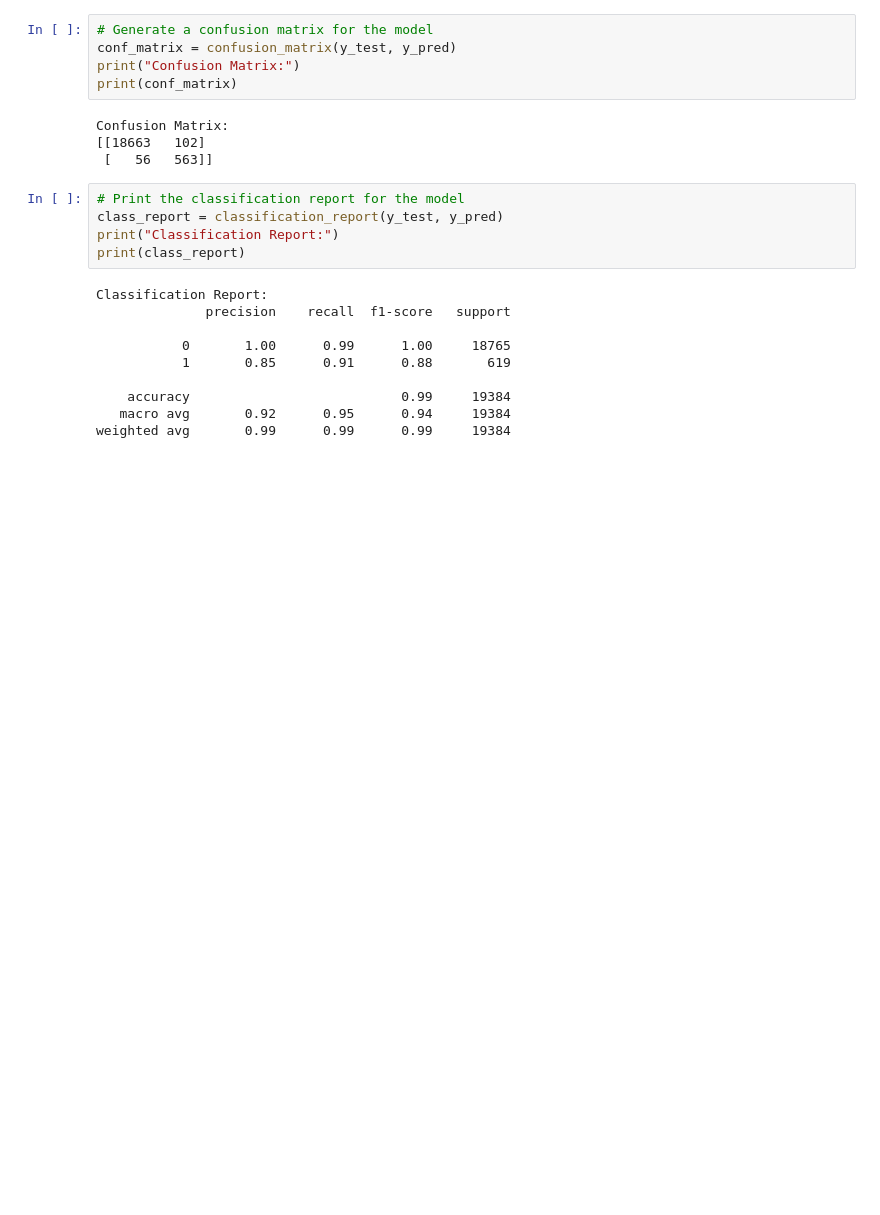
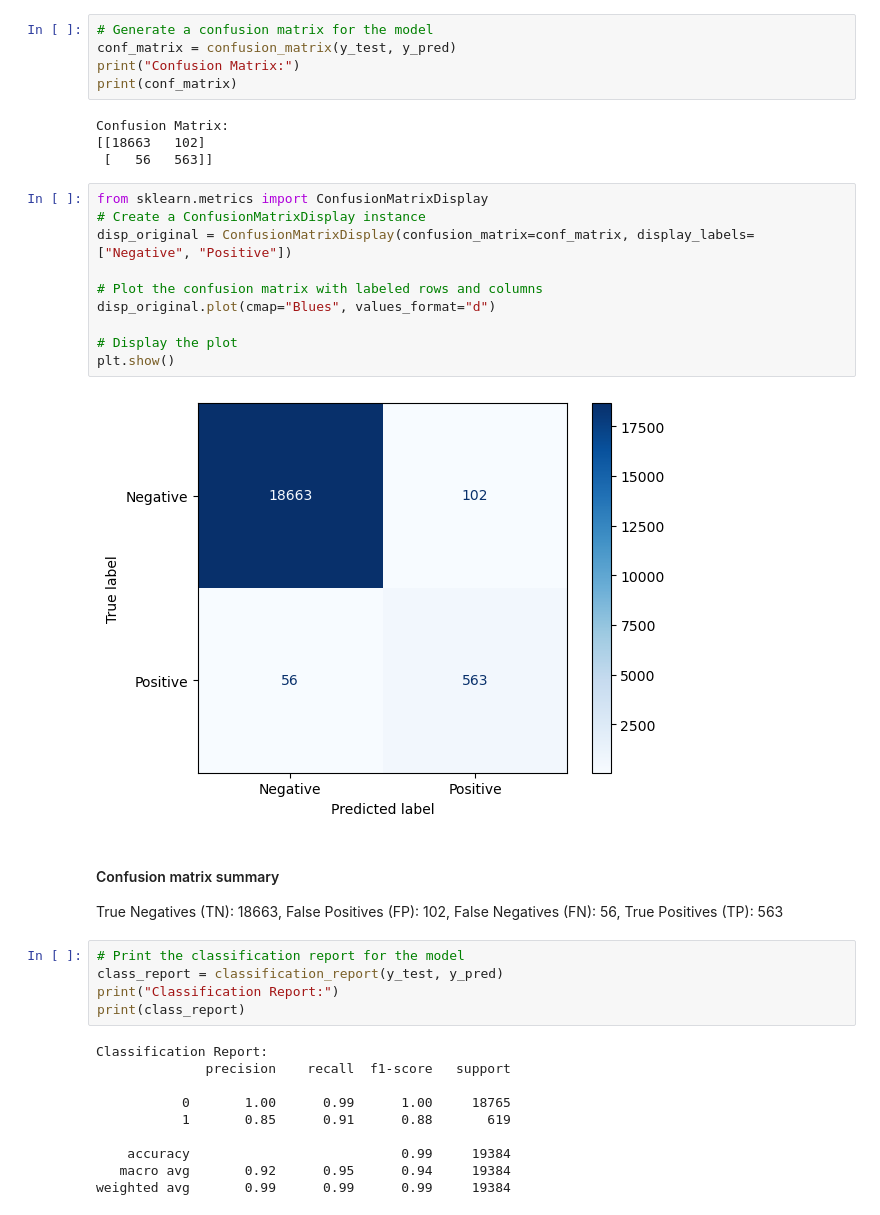
Before and after one commit to agorvie/credit-risk-classification, a Jupyter notebook: Credit_Risk/credit_risk_classification.ipynb, the cells around one changed output. Cells and saved outputs as stored; diff of their text form; blank space fills up the shorter version.

```diff
--- a/Credit_Risk/credit_risk_classification.ipynb
+++ b/Credit_Risk/credit_risk_classification.ipynb
@@ -124,6 +125,24 @@ print(conf_matrix)
 Confusion Matrix:
 [[18663   102]
  [   56   563]]
+# %%
+from sklearn.metrics import ConfusionMatrixDisplay
+# Create a ConfusionMatrixDisplay instance
+disp_original = ConfusionMatrixDisplay(confusion_matrix=conf_matrix, display_labels=["Negative", "Positive"])
+
+# Plot the confusion matrix with labeled rows and columns
+disp_original.plot(cmap="Blues", values_format="d")
+
+# Display the plot
+plt.show()
+# %% [output]
+[figure, added]
+# %% [markdown]
+#### Confusion matrix summary
+True Negatives (TN): 18663,
+False Positives (FP): 102,
+False Negatives (FN): 56,
+True Positives (TP): 563
 # %%
 # Print the classification report for the model
 class_report = classification_report(y_test, y_pred)
```
Also changed, not shown: parts of 17 cells of this notebook, 1 other file.
